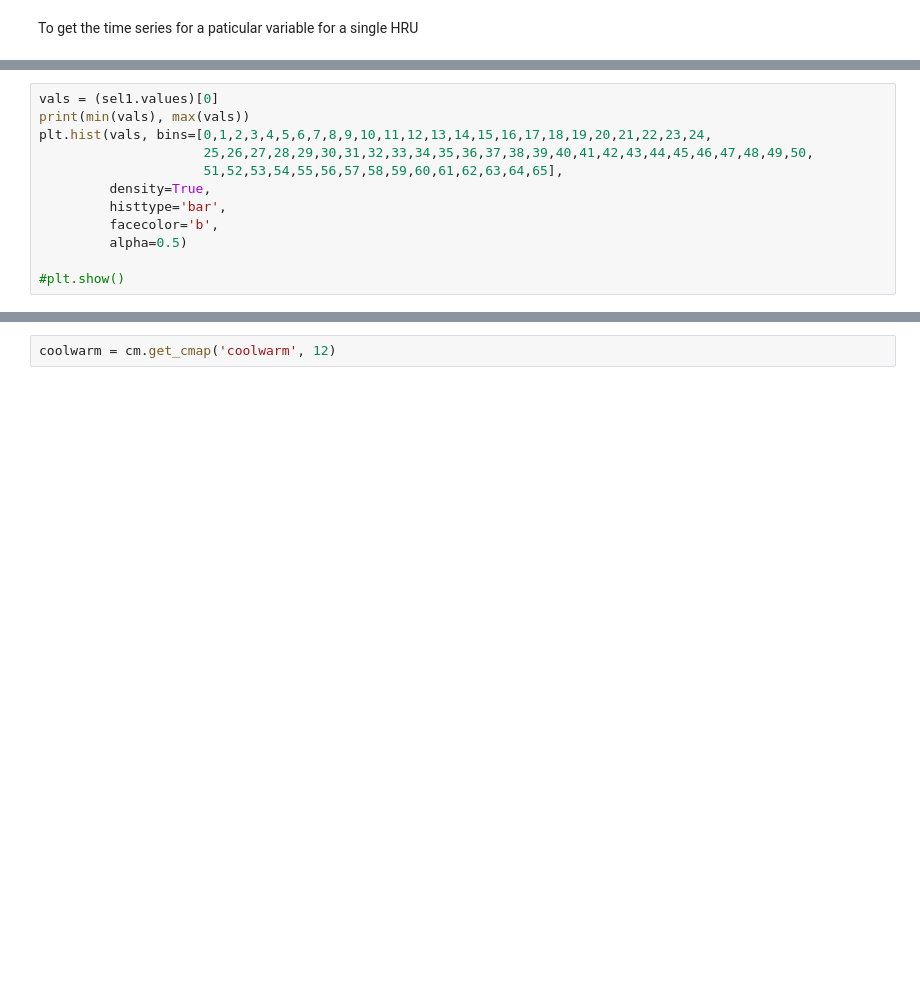
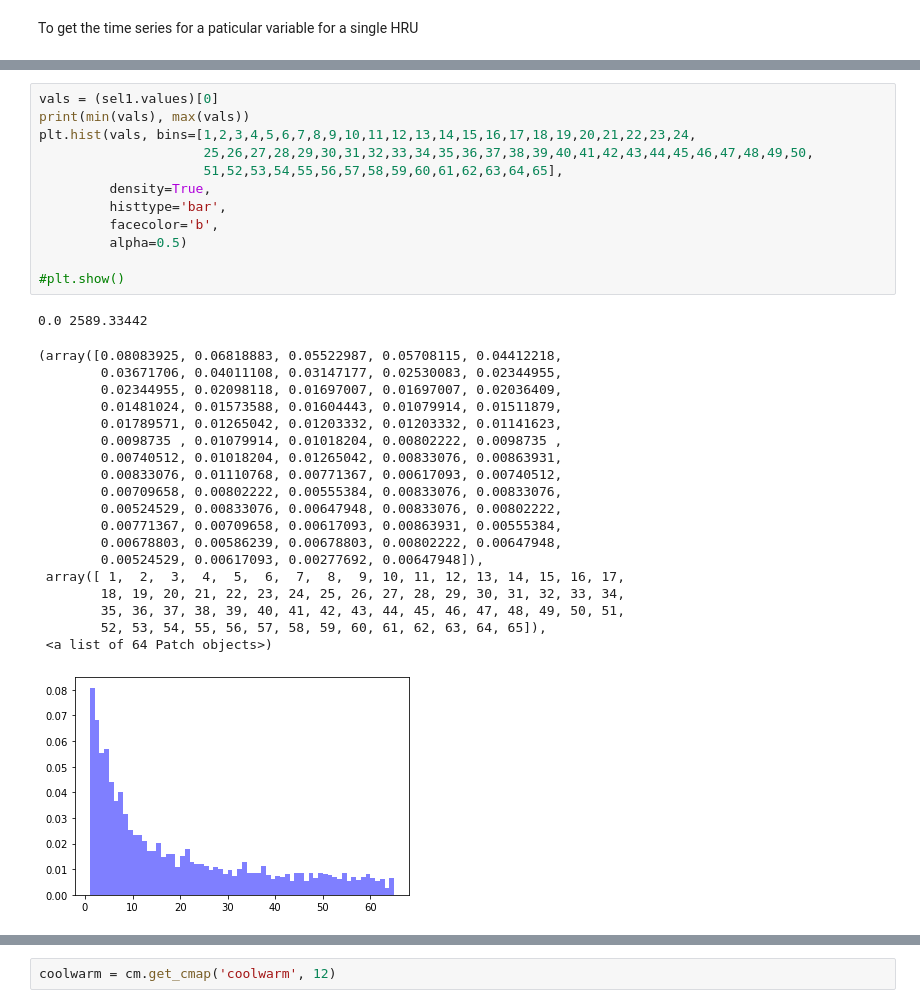
Before and after one commit to nhm-usgs/pangeo, a Jupyter notebook: notebooks/markstro/onhm_xarray_demo_5.ipynb, the cells around one changed output, grey strips where cells are left out. Drawn from its saved outputs; the diff is of its cells as text; blank space fills up the shorter version.

```diff
--- a/notebooks/markstro/onhm_xarray_demo_5.ipynb
+++ b/notebooks/markstro/onhm_xarray_demo_5.ipynb
@@ -46,15 +76,36 @@ To get the time series for a paticular variable for a single HRU
 # %%
 vals = (sel1.values)[0]
 print(min(vals), max(vals))
-plt.hist(vals, bins=[0,1,2,3,4,5,6,7,8,9,10,11,12,13,14,15,16,17,18,19,20,21,22,23,24,
+plt.hist(vals, bins=[1,2,3,4,5,6,7,8,9,10,11,12,13,14,15,16,17,18,19,20,21,22,23,24,
                      25,26,27,28,29,30,31,32,33,34,35,36,37,38,39,40,41,42,43,44,45,46,47,48,49,50,
                      51,52,53,54,55,56,57,58,59,60,61,62,63,64,65],
          density=True,
          histtype='bar',
          facecolor='b',
          alpha=0.5)
 
 #plt.show()
+# %% [output]
+0.0 2589.33442
+(array([0.08083925, 0.06818883, 0.05522987, 0.05708115, 0.04412218,
+        0.03671706, 0.04011108, 0.03147177, 0.02530083, 0.02344955,
+        0.02344955, 0.02098118, 0.01697007, 0.01697007, 0.02036409,
+        0.01481024, 0.01573588, 0.01604443, 0.01079914, 0.01511879,
+        0.01789571, 0.01265042, 0.01203332, 0.01203332, 0.01141623,
+        0.0098735 , 0.01079914, 0.01018204, 0.00802222, 0.0098735 ,
+        0.00740512, 0.01018204, 0.01265042, 0.00833076, 0.00863931,
+        0.00833076, 0.01110768, 0.00771367, 0.00617093, 0.00740512,
+        0.00709658, 0.00802222, 0.00555384, 0.00833076, 0.00833076,
+        0.00524529, 0.00833076, 0.00647948, 0.00833076, 0.00802222,
+        0.00771367, 0.00709658, 0.00617093, 0.00863931, 0.00555384,
+        0.00678803, 0.00586239, 0.00678803, 0.00802222, 0.00647948,
+        0.00524529, 0.00617093, 0.00277692, 0.00647948]),
+ array([ 1,  2,  3,  4,  5,  6,  7,  8,  9, 10, 11, 12, 13, 14, 15, 16, 17,
+        18, 19, 20, 21, 22, 23, 24, 25, 26, 27, 28, 29, 30, 31, 32, 33, 34,
+        35, 36, 37, 38, 39, 40, 41, 42, 43, 44, 45, 46, 47, 48, 49, 50, 51,
+        52, 53, 54, 55, 56, 57, 58, 59, 60, 61, 62, 63, 64, 65]),
+ <a list of 64 Patch objects>)
+[figure, added]
 # %%
 # Load the shapefile
 
```
Also changed, not shown: parts of 8 cells of this notebook, 4 other files.
